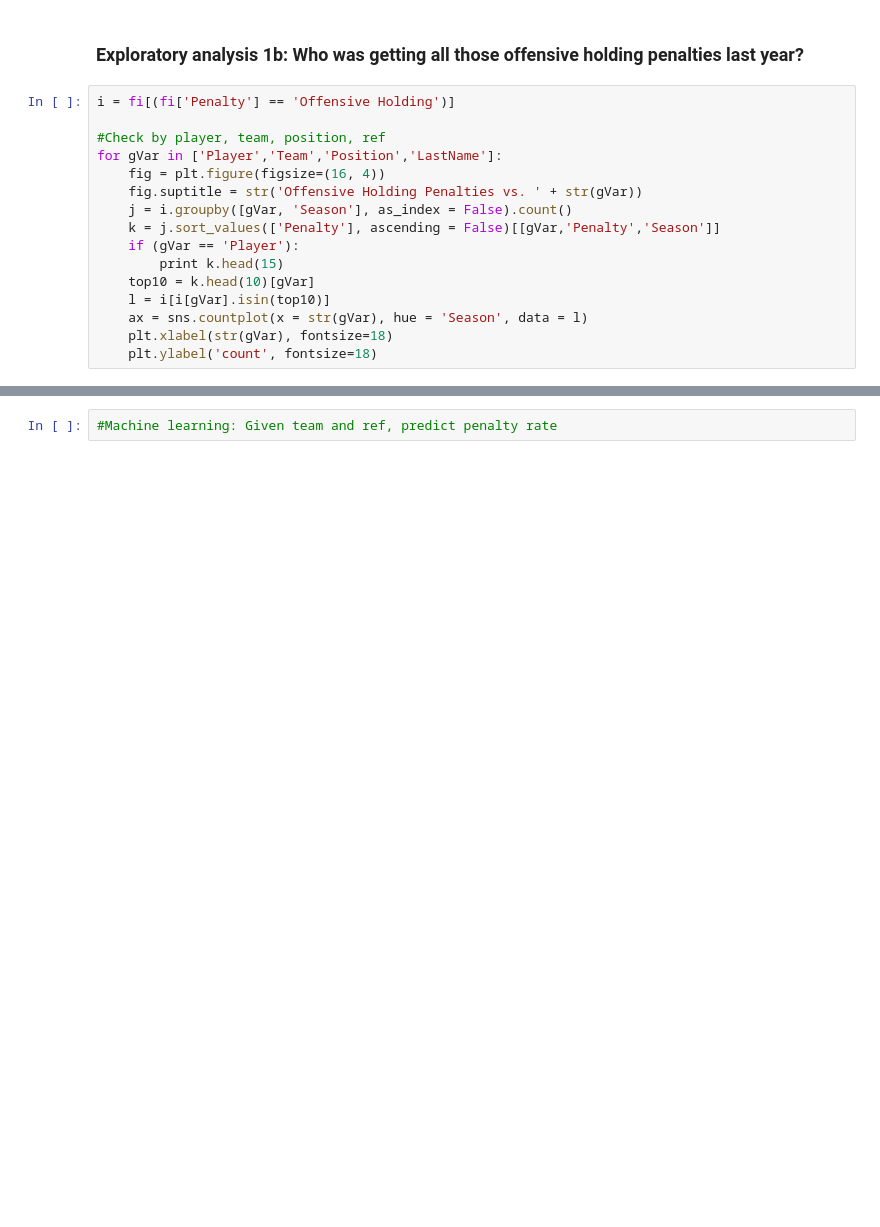
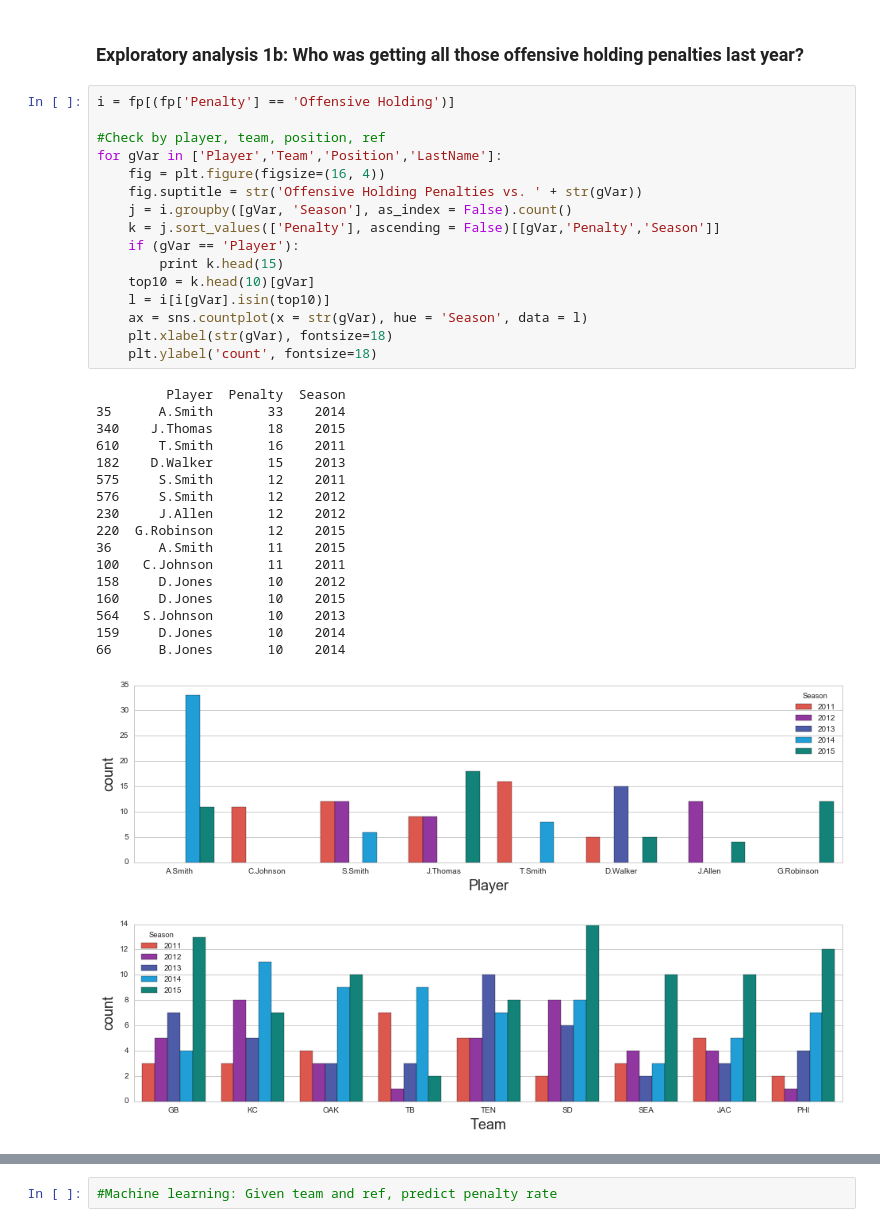
Before and after one commit to kellyuw/NFLPenalties, a Jupyter notebook: NFLPenalties.ipynb, the cells around one changed output, grey strips where cells are left out. Saved outputs shown, nothing was run; the diff lists cells and outputs as text; blank space fills up the shorter version.

```diff
--- a/NFLPenalties.ipynb
+++ b/NFLPenalties.ipynb
@@ -421,18 +421,37 @@ NameError: name 'fi' is not defined
 # %% [markdown]
 ### Exploratory analysis 1b: Who was getting all those offensive holding penalties last year?
 # %%
-i = fi[(fi['Penalty'] == 'Offensive Holding')]
+i = fp[(fp['Penalty'] == 'Offensive Holding')]
 
 #Check by player, team, position, ref
 for gVar in ['Player','Team','Position','LastName']:
     fig = plt.figure(figsize=(16, 4))
     fig.suptitle = str('Offensive Holding Penalties vs. ' + str(gVar))
     j = i.groupby([gVar, 'Season'], as_index = False).count()
     k = j.sort_values(['Penalty'], ascending = False)[[gVar,'Penalty','Season']]
     if (gVar == 'Player'):
         print k.head(15)
     top10 = k.head(10)[gVar]
     l = i[i[gVar].isin(top10)]
     ax = sns.countplot(x = str(gVar), hue = 'Season', data = l)
     plt.xlabel(str(gVar), fontsize=18)
     plt.ylabel('count', fontsize=18)
+# %% [output]
+         Player  Penalty  Season
+35      A.Smith       33    2014
+340    J.Thomas       18    2015
+610     T.Smith       16    2011
+182    D.Walker       15    2013
+575     S.Smith       12    2011
+576     S.Smith       12    2012
+230     J.Allen       12    2012
+220  G.Robinson       12    2015
+36      A.Smith       11    2015
+100   C.Johnson       11    2011
+158     D.Jones       10    2012
+160     D.Jones       10    2015
+564   S.Johnson       10    2013
+159     D.Jones       10    2014
+66      B.Jones       10    2014
+[figure, added]
+[figure, added]
```
Also changed, not shown: parts of 7 cells of this notebook.
